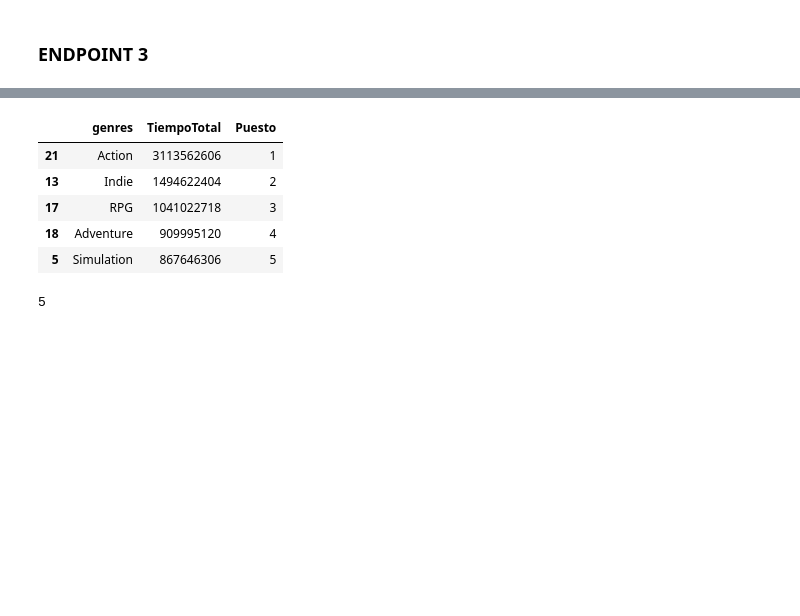
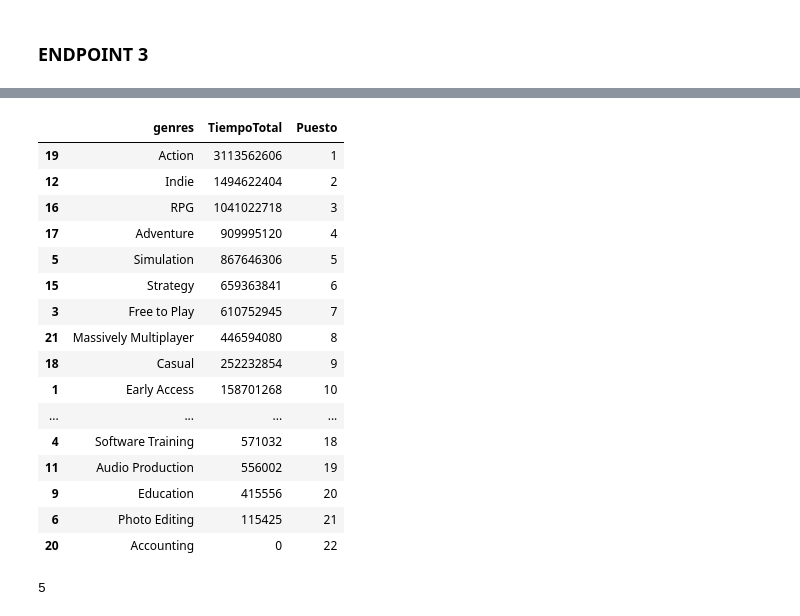
Before and after one commit to fransindi/Steam_MLOps, a Jupyter notebook: ETL.ipynb, the cells around one changed output, grey strips where cells are left out. Drawn from its saved outputs; the diff is of its cells as text; code cells hidden in the pictures; blank space fills up the shorter version.

Commit message:
3 endpoints terminados

```diff
--- a/ETL.ipynb
+++ b/ETL.ipynb
@@ -213,4 +229,4 @@ countreviews('2011-11-05', '2013-09-08')
 # %% [markdown]
 ### ENDPOINT 3
 # %%
-steam['genres'].dropna(inplace=True)
+steam['genres'].fillna('[]')
@@ -217,13 +246,20 @@ steam['genres'].dropna(inplace=True)
 # %%
-generos_unicos = []
+generos_unicos = set()  # Usamos un conjunto para asegurarnos de que no haya duplicados
+
 for index, row in steam.iterrows():
-    generos_unicos.extend(row['genres'])
-generos_unicos = set(generos_unicos)
+    genres = row['genres']
+    if isinstance(genres, list):
+        generos_unicos.update(genres)
+
+generos_unicos = list(generos_unicos)
 # %%
 ids_por_genero = {genero: [] for genero in generos_unicos}
+
 for index, row in steam.iterrows():
-    for genero in row['genres']:
-        ids_por_genero[genero].append(row['id'])
+    genres = row['genres']
+    if isinstance(genres, list):
+        for genero in genres:
+            ids_por_genero[genero].append(row['id'])
 # %%
 resultados = []
 
@@ -245,15 +281,27 @@ df_resultados = pd.DataFrame(resultados)
 endpoint3 = df_resultados.sort_values(by='TiempoTotal', ascending=False)
 
 endpoint3['Puesto'] = endpoint3['TiempoTotal'].rank(ascending=False, method='min').astype(int)
-# %%
-endpoint3.head()
-# %% [output]
-|  | genres | TiempoTotal | Puesto |
-| 21 | Action | 3113562606 | 1 |
-| 13 | Indie | 1494622404 | 2 |
-| 17 | RPG | 1041022718 | 3 |
-| 18 | Adventure | 909995120 | 4 |
-| 5 | Simulation | 867646306 | 5 |
+# %%
+endpoint3.to_csv('data_endpoints/endpoint3.csv')
+endpoint3
+# %% [output]
+|  | genres | TiempoTotal | Puesto |
+| 19 | Action | 3113562606 | 1 |
+| 12 | Indie | 1494622404 | 2 |
+| 16 | RPG | 1041022718 | 3 |
+| 17 | Adventure | 909995120 | 4 |
+| 5 | Simulation | 867646306 | 5 |
+| 15 | Strategy | 659363841 | 6 |
+| 3 | Free to Play | 610752945 | 7 |
+| 21 | Massively Multiplayer | 446594080 | 8 |
+| 18 | Casual | 252232854 | 9 |
+| 1 | Early Access | 158701268 | 10 |
+| ... | ... | ... | ... |
+| 4 | Software Training | 571032 | 18 |
+| 11 | Audio Production | 556002 | 19 |
+| 9 | Education | 415556 | 20 |
+| 6 | Photo Editing | 115425 | 21 |
+| 20 | Accounting | 0 | 22 |
 # %%
 def genre(genero):
     resultado = endpoint3[endpoint3['genres'] == genero]
```
Also changed, not shown: parts of 31 cells of this notebook, 6 other files.
